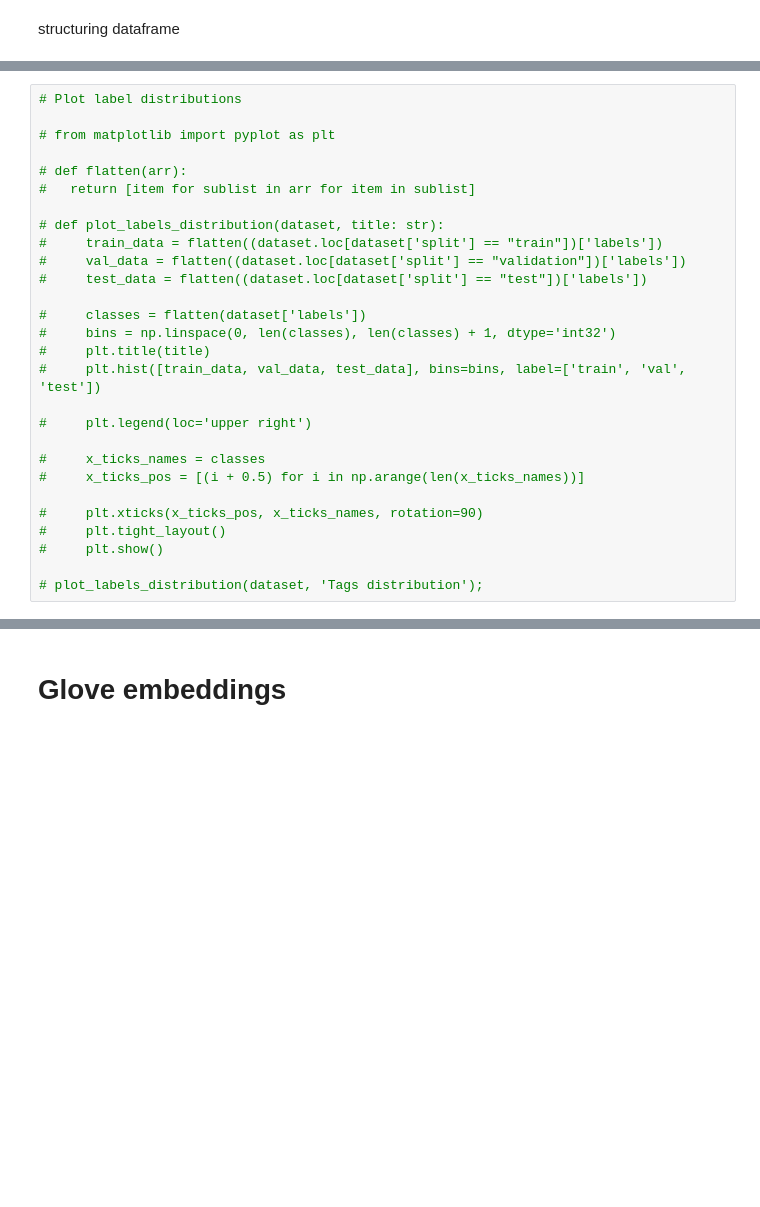
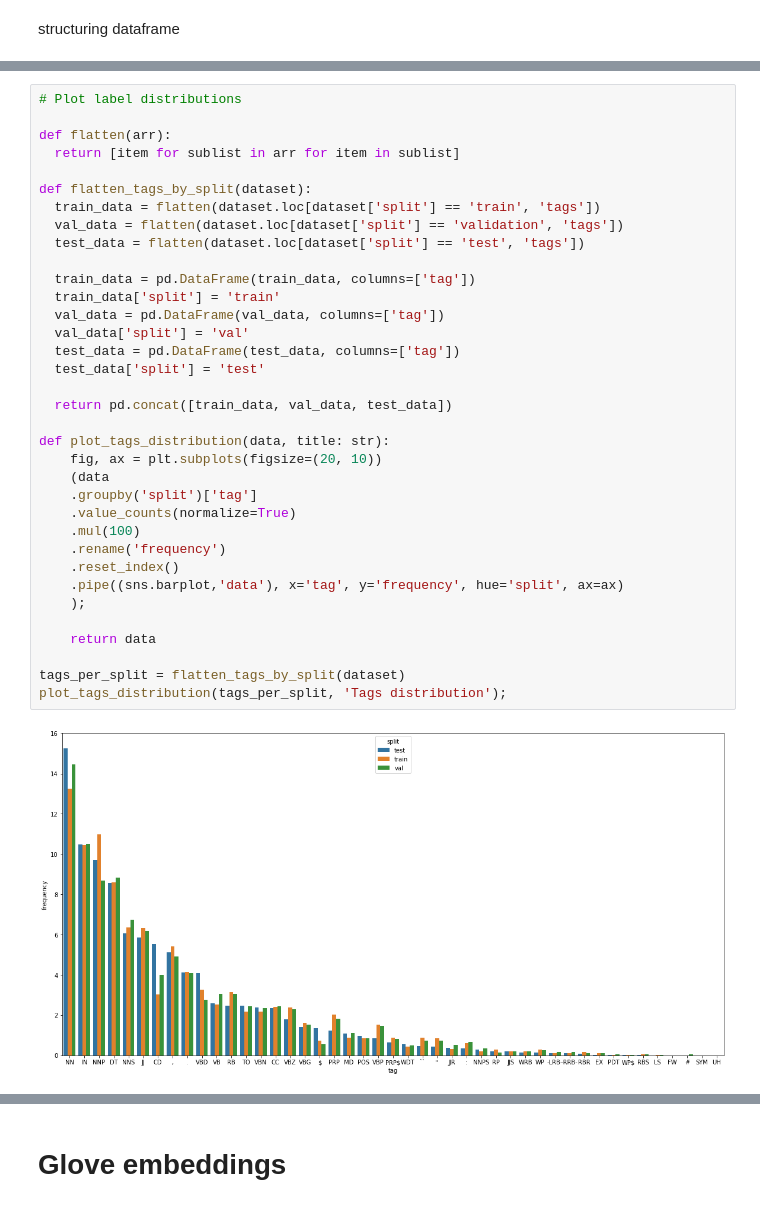
Before and after one commit to Simone999/nlp_assignment1, a Jupyter notebook: assignment1.ipynb, the cells around one changed output, grey strips where cells are left out. Cells and saved outputs as stored; diff of their text form; blank space fills up the shorter version.

```diff
--- a/assignment1.ipynb
+++ b/assignment1.ipynb
@@ -86,28 +111,37 @@ Total number of tags: 45
-# %%
-# Plot label distributions
-
-# from matplotlib import pyplot as plt
-
-# def flatten(arr):
-#   return [item for sublist in arr for item in sublist]
-
-# def plot_labels_distribution(dataset, title: str):
-#     train_data = flatten((dataset.loc[dataset['split'] == "train"])['labels'])
-#     val_data = flatten((dataset.loc[dataset['split'] == "validation"])['labels'])
-#     test_data = flatten((dataset.loc[dataset['split'] == "test"])['labels'])
-
-#     classes = flatten(dataset['labels'])
-#     bins = np.linspace(0, len(classes), len(classes) + 1, dtype='int32')
-#     plt.title(title)
-#     plt.hist([train_data, val_data, test_data], bins=bins, label=['train', 'val', 'test'])
-
-#     plt.legend(loc='upper right')
-
-#     x_ticks_names = classes
-#     x_ticks_pos = [(i + 0.5) for i in np.arange(len(x_ticks_names))]
-
-#     plt.xticks(x_ticks_pos, x_ticks_names, rotation=90)
-#     plt.tight_layout()
-#     plt.show()
-
-# plot_labels_distribution(dataset, 'Tags distribution');
+# %%
+# Plot label distributions
+
+def flatten(arr):
+  return [item for sublist in arr for item in sublist]
+
+def flatten_tags_by_split(dataset):
+  train_data = flatten(dataset.loc[dataset['split'] == 'train', 'tags'])
+  val_data = flatten(dataset.loc[dataset['split'] == 'validation', 'tags'])
+  test_data = flatten(dataset.loc[dataset['split'] == 'test', 'tags'])
+
+  train_data = pd.DataFrame(train_data, columns=['tag'])
+  train_data['split'] = 'train'
+  val_data = pd.DataFrame(val_data, columns=['tag'])
+  val_data['split'] = 'val'
+  test_data = pd.DataFrame(test_data, columns=['tag'])
+  test_data['split'] = 'test'
+
+  return pd.concat([train_data, val_data, test_data])
+
+def plot_tags_distribution(data, title: str):
+    fig, ax = plt.subplots(figsize=(20, 10))
+    (data
+    .groupby('split')['tag']
+    .value_counts(normalize=True)
+    .mul(100)
+    .rename('frequency')
+    .reset_index()
+    .pipe((sns.barplot,'data'), x='tag', y='frequency', hue='split', ax=ax)
+    );
+
+    return data
+
+tags_per_split = flatten_tags_by_split(dataset)
+plot_tags_distribution(tags_per_split, 'Tags distribution');
+# %% [output]
+[figure, added]
```
Also changed, not shown: parts of 56 cells of this notebook.
